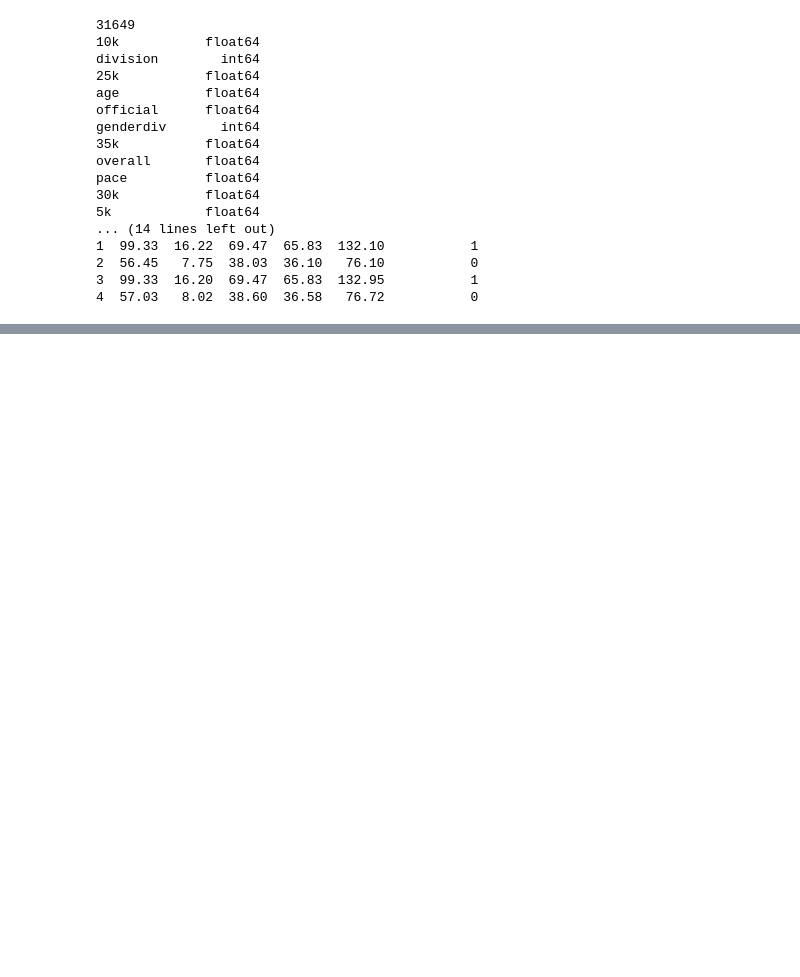
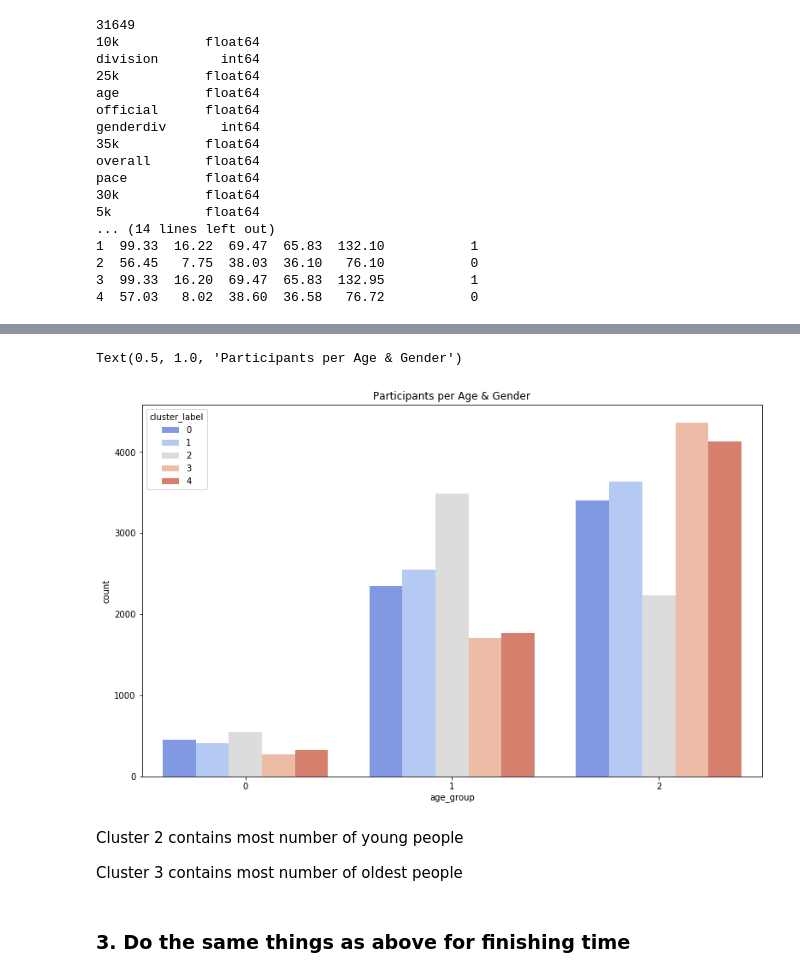
Before and after one commit to danghung-dev/cbd-assignment, a Jupyter notebook: assignment6/assignment6.ipynb, the cells around one changed output, grey strips where cells are left out. Saved outputs shown, nothing was run; the diff lists cells and outputs as text; code cells hidden in the pictures; blank space fills up the shorter version.

```diff
--- a/assignment6/assignment6.ipynb
+++ b/assignment6/assignment6.ipynb
@@ -295,0 +286,9 @@ plt.show()
+# %%
+def divide_age(x):
+    if (x >= 18 and x <= 25):
+        return 0
+    if (x > 25 and x < 41):
+        return 1
+    return 2
+numeric2014['age_group'] = numeric2014['age'].apply(lambda x: divide_age(x))
+numeric2014.head()
@@ -295,0 +313,13 @@ plt.show()
+# %%
+g = sns.countplot('age_group', data=numeric2014, palette="coolwarm", hue='cluster_label')
+g.figure.set_size_inches(13,8)
+g.set_title("Participants per Age group")
+# %% [output]
+Text(0.5, 1.0, 'Participants per Age & Gender')
+[figure, added]
+# %% [markdown]
+Cluster 2 contains most number of young people
+
+Cluster 3 contains most number of oldest people
+# %% [markdown]
+### 3. Do the same things as above for finishing time
```
Also changed, not shown: parts of 33 cells of this notebook.
